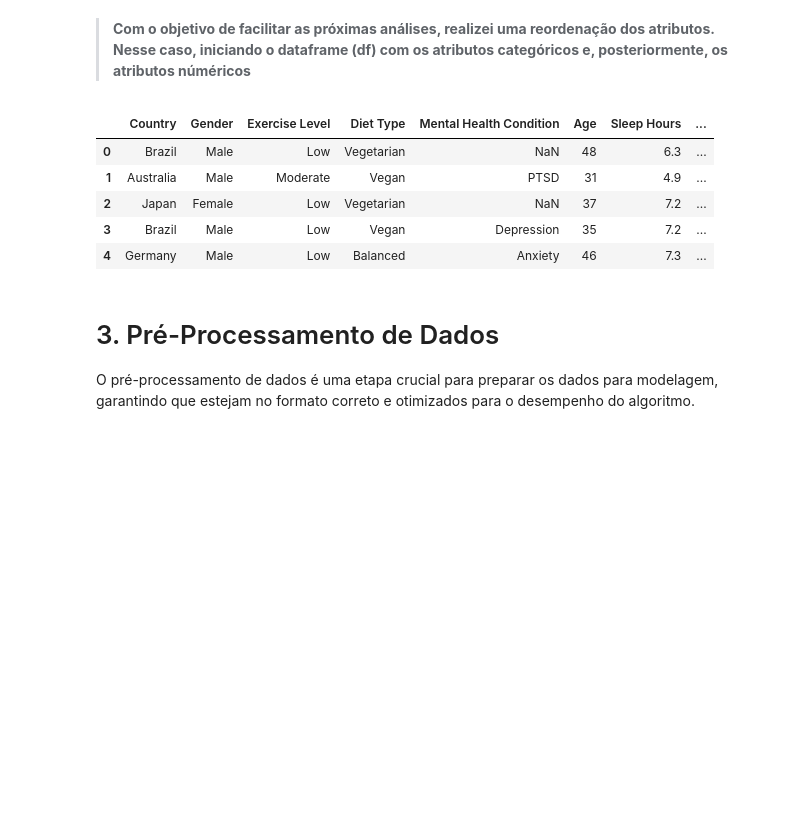
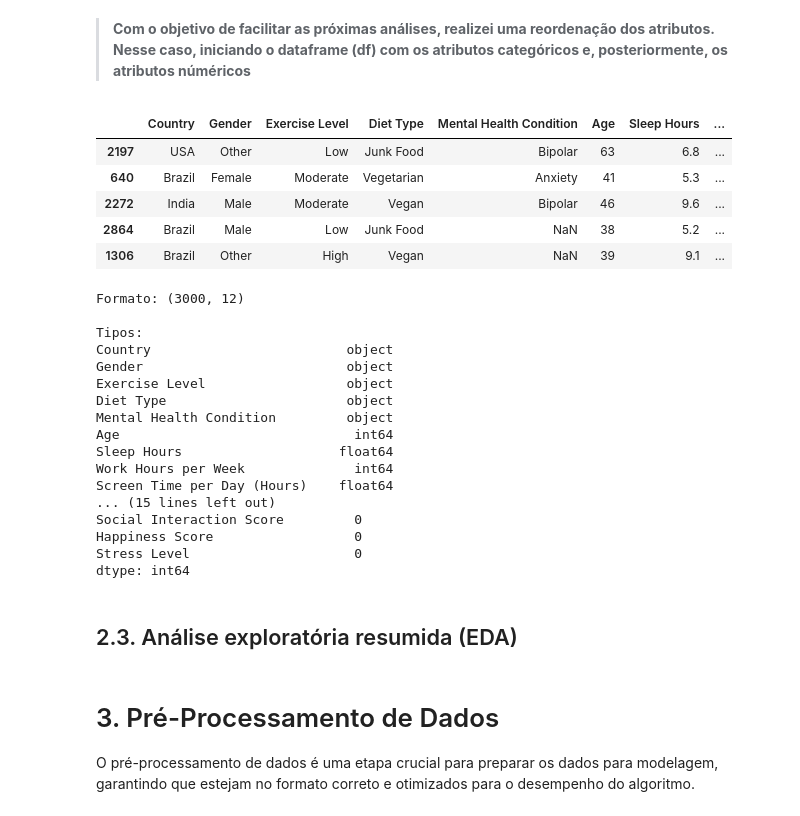
Before and after one commit to hugocfrias/MVP-Machine-Learning, a Jupyter notebook: MVP_Machine_Learning.ipynb, the cells around one changed output. Saved outputs shown, nothing was run; the diff lists cells and outputs as text; code cells hidden in the pictures; blank space fills up the shorter version.

```diff
--- a/MVP_Machine_Learning.ipynb
+++ b/MVP_Machine_Learning.ipynb
@@ -128,16 +128,40 @@ Mental_Health_Lifestyle.head()
 # Reordenação das colunas com o objetivo de iniciar o df com os atributos categóricos
 new_order = ['Country', 'Gender', 'Exercise Level', 'Diet Type', 'Mental Health Condition', 'Age', 'Sleep Hours', 'Work Hours per Week', 'Screen Time per Day (Hours)', 'Social Interaction Score', 'Happiness Score', 'Stress Level' ]
 df = Mental_Health_Lifestyle[new_order]
-# %%
-# Exibição as primeiras linhas do df reordenado
-df.head()
-# %% [output]
-|  | Country | Gender | Exercise Level | Diet Type | Mental Health Condition | Age | Sleep Hours | ... |
-| 0 | Brazil | Male | Low | Vegetarian | NaN | 48 | 6.3 | ... |
-| 1 | Australia | Male | Moderate | Vegan | PTSD | 31 | 4.9 | ... |
-| 2 | Japan | Female | Low | Vegetarian | NaN | 37 | 7.2 | ... |
-| 3 | Brazil | Male | Low | Vegan | Depression | 35 | 7.2 | ... |
-| 4 | Germany | Male | Low | Balanced | Anxiety | 46 | 7.3 | ... |
+# %%
+# === Verificações iniciais ===
+display(df.sample(5))
+print("\nFormato:", df.shape)
+print("\nTipos:")
+print(df.dtypes)
+print("\nValores ausentes por coluna:")
+print(df.isna().sum())
+# %% [output]
+|  | Country | Gender | Exercise Level | Diet Type | Mental Health Condition | Age | Sleep Hours | ... |
+| 2197 | USA | Other | Low | Junk Food | Bipolar | 63 | 6.8 | ... |
+| 640 | Brazil | Female | Moderate | Vegetarian | Anxiety | 41 | 5.3 | ... |
+| 2272 | India | Male | Moderate | Vegan | Bipolar | 46 | 9.6 | ... |
+| 2864 | Brazil | Male | Low | Junk Food | NaN | 38 | 5.2 | ... |
+| 1306 | Brazil | Other | High | Vegan | NaN | 39 | 9.1 | ... |
+Formato: (3000, 12)
+
+Tipos:
+Country                         object
+Gender                          object
+Exercise Level                  object
+Diet Type                       object
+Mental Health Condition         object
+Age                              int64
+Sleep Hours                    float64
+Work Hours per Week              int64
+Screen Time per Day (Hours)    float64
+... (15 lines left out)
+Social Interaction Score         0
+Happiness Score                  0
+Stress Level                     0
+dtype: int64
+# %% [markdown]
+## 2.3. Análise exploratória resumida (EDA)
 # %% [markdown]
 # 3. Pré-Processamento de Dados
 
```
